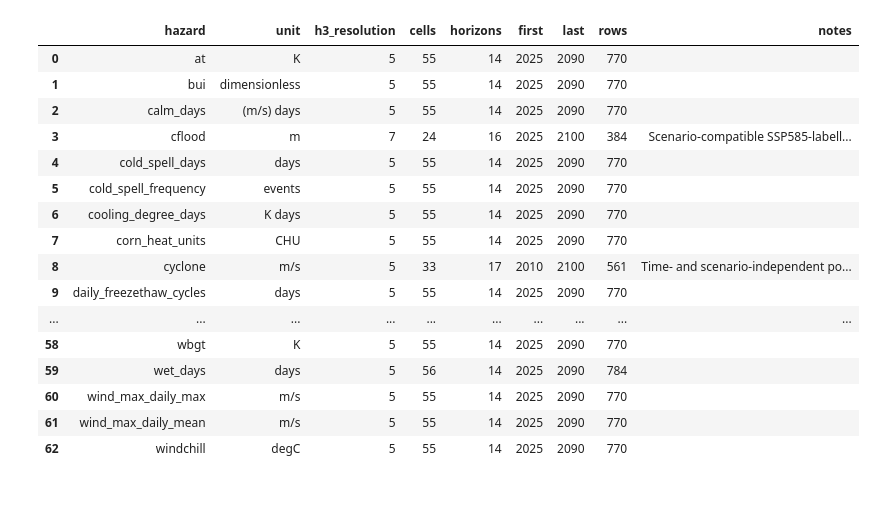
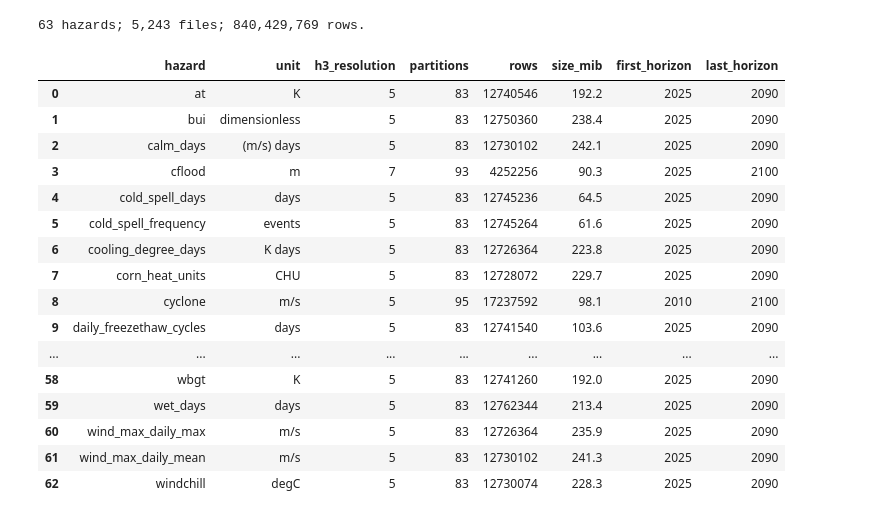
Before and after one commit to RiskThinking/crc-docs, a Jupyter notebook: notebooks/crc_open_hazards.ipynb, the cells around one changed output. Drawn from its saved outputs; the diff is of its cells as text; code cells hidden in the pictures.

```diff
--- a/notebooks/crc_open_hazards.ipynb
+++ b/notebooks/crc_open_hazards.ipynb
@@ -56,7 +67,4 @@ print("Dependencies ready. Run the remaining cells in order.")
 # %%
-import json
-from pathlib import Path
-
 import pandas as pd
 import pyarrow as pa
 import pyarrow.parquet as pq
@@ -64,10 +72,13 @@ import plotly.graph_objects as go
 import plotly.io as pio
 from IPython.display import display
 
-from crc_sdk.providers.crc_open import CRCOpenHazards, DOCS_FIXTURES
 from crc_sdk.workflows import HazardDataset
 
 STATIC_PREVIEW = os.environ.get("CRC_NOTEBOOK_STATIC_PREVIEW") == "1"
 pio.renderers.default = (
     "colab" if IN_COLAB else "plotly_mimetype+png" if STATIC_PREVIEW else "plotly_mimetype"
 )
+pio.templates.default = "plotly_white"
+pio.defaults.default_width = 1000
+pio.defaults.default_height = 470
+pd.options.display.max_rows = 80
@@ -106,0 +91,19 @@ Cyclone broadcasts time/scenario-independent curves under multiple labels, inclu
+# %%
+RELEASE = "ssp585-global-2026-10-20-v1"
+SOURCE = "https://data.riskthinking.ai/crc-open"
+BOUNDS = (-79.52, 43.60, -79.25, 43.78)
+HORIZONS = [2030, 2050, 2080]
+FOCUS_HORIZON = 2050
+REFERENCE_HORIZON = min(HORIZONS)
+RETURN_PERIODS = [2, 5, 10, 20, 50, 100]
+ASSETS = [
+    dict(asset_id="West depot", longitude=-79.47, latitude=43.65),
+    dict(asset_id="Central clinic", longitude=-79.38, latitude=43.65),
+    dict(asset_id="East warehouse", longitude=-79.29, latitude=43.70),
+]
+OUTPUT = Path("data/crc_open")
+assets = pa.Table.from_pylist(ASSETS)
+base = HazardDataset.crc_open(source=SOURCE, release=RELEASE).cache(OUTPUT / "cache", mode="reuse")
+catalog = base.catalog()
+print(f"Release: {catalog.release}")
+print(f"Data licence: {catalog.licence}; attribution: {catalog.attribution}")
@@ -107,31 +119,34 @@ Cyclone broadcasts time/scenario-independent curves under multiple labels, inclu
 # %%
 coverage = pd.DataFrame([
     dict(hazard=name, unit=hazard.unit, h3_resolution=hazard.h3_resolution,
-         cells=len({cell for part in hazard.partitions for cell in (part.cells or ())}),
-         horizons=len(hazard.horizons), first=min(hazard.horizons), last=max(hazard.horizons),
-         rows=sum(part.rows for part in hazard.partitions), notes=hazard.notes or "")
+         partitions=len(hazard.partitions), rows=sum(p.rows for p in hazard.partitions),
+         size_mib=round(sum(p.size_bytes for p in hazard.partitions) / 1024**2, 1),
+         first_horizon=min(hazard.horizons), last_horizon=max(hazard.horizons))
     for name, hazard in sorted(catalog.hazards.items())
 ])
+print(f"{len(coverage)} hazards; {coverage.partitions.sum():,} files; {coverage.rows.sum():,} rows.")
 display(coverage)
-display(pd.DataFrame(catalog.excluded_hazards.items(), columns=["excluded_hazard", "reason"]))
-for name, hazard in catalog.hazards.items():
-    if hazard.notes:
-        print(f"{name}: {hazard.notes}")
+notes = pd.DataFrame([
+    dict(hazard=name, interpretation=hazard.notes)
+    for name, hazard in sorted(catalog.hazards.items()) if hazard.notes
+])
+display(notes)
 # %% [output]
+63 hazards; 5,243 files; 840,429,769 rows.
-|  | hazard | unit | h3_resolution | cells | horizons | first | last | rows | notes |
-| 0 | at | K | 5 | 55 | 14 | 2025 | 2090 | 770 |  |
-| 1 | bui | dimensionless | 5 | 55 | 14 | 2025 | 2090 | 770 |  |
-| 2 | calm_days | (m/s) days | 5 | 55 | 14 | 2025 | 2090 | 770 |  |
-| 3 | cflood | m | 7 | 24 | 16 | 2025 | 2100 | 384 | Scenario-compatible SSP585-labell... |
-| 4 | cold_spell_days | days | 5 | 55 | 14 | 2025 | 2090 | 770 |  |
-| 5 | cold_spell_frequency | events | 5 | 55 | 14 | 2025 | 2090 | 770 |  |
-| 6 | cooling_degree_days | K days | 5 | 55 | 14 | 2025 | 2090 | 770 |  |
-| 7 | corn_heat_units | CHU | 5 | 55 | 14 | 2025 | 2090 | 770 |  |
-| 8 | cyclone | m/s | 5 | 33 | 17 | 2010 | 2100 | 561 | Time- and scenario-independent po... |
-| 9 | daily_freezethaw_cycles | days | 5 | 55 | 14 | 2025 | 2090 | 770 |  |
-| ... | ... | ... | ... | ... | ... | ... | ... | ... | ... |
-| 58 | wbgt | K | 5 | 55 | 14 | 2025 | 2090 | 770 |  |
-| 59 | wet_days | days | 5 | 56 | 14 | 2025 | 2090 | 784 |  |
-| 60 | wind_max_daily_max | m/s | 5 | 55 | 14 | 2025 | 2090 | 770 |  |
-| 61 | wind_max_daily_mean | m/s | 5 | 55 | 14 | 2025 | 2090 | 770 |  |
-| 62 | windchill | degC | 5 | 55 | 14 | 2025 | 2090 | 770 |  |
+|  | hazard | unit | h3_resolution | partitions | rows | size_mib | first_horizon | last_horizon |
+| 0 | at | K | 5 | 83 | 12740546 | 192.2 | 2025 | 2090 |
+| 1 | bui | dimensionless | 5 | 83 | 12750360 | 238.4 | 2025 | 2090 |
+| 2 | calm_days | (m/s) days | 5 | 83 | 12730102 | 242.1 | 2025 | 2090 |
+| 3 | cflood | m | 7 | 93 | 4252256 | 90.3 | 2025 | 2100 |
+| 4 | cold_spell_days | days | 5 | 83 | 12745236 | 64.5 | 2025 | 2090 |
+| 5 | cold_spell_frequency | events | 5 | 83 | 12745264 | 61.6 | 2025 | 2090 |
+| 6 | cooling_degree_days | K days | 5 | 83 | 12726364 | 223.8 | 2025 | 2090 |
+| 7 | corn_heat_units | CHU | 5 | 83 | 12728072 | 229.7 | 2025 | 2090 |
+| 8 | cyclone | m/s | 5 | 95 | 17237592 | 98.1 | 2010 | 2100 |
+| 9 | daily_freezethaw_cycles | days | 5 | 83 | 12741540 | 103.6 | 2025 | 2090 |
+| ... | ... | ... | ... | ... | ... | ... | ... | ... |
+| 58 | wbgt | K | 5 | 83 | 12741260 | 192.0 | 2025 | 2090 |
+| 59 | wet_days | days | 5 | 83 | 12762344 | 213.4 | 2025 | 2090 |
+| 60 | wind_max_daily_max | m/s | 5 | 83 | 12726364 | 235.9 | 2025 | 2090 |
+| 61 | wind_max_daily_mean | m/s | 5 | 83 | 12730102 | 241.3 | 2025 | 2090 |
+| 62 | windchill | degC | 5 | 83 | 12730074 | 228.3 | 2025 | 2090 |
```
Also changed, not shown: parts of 28 cells of this notebook, 7 other files.
